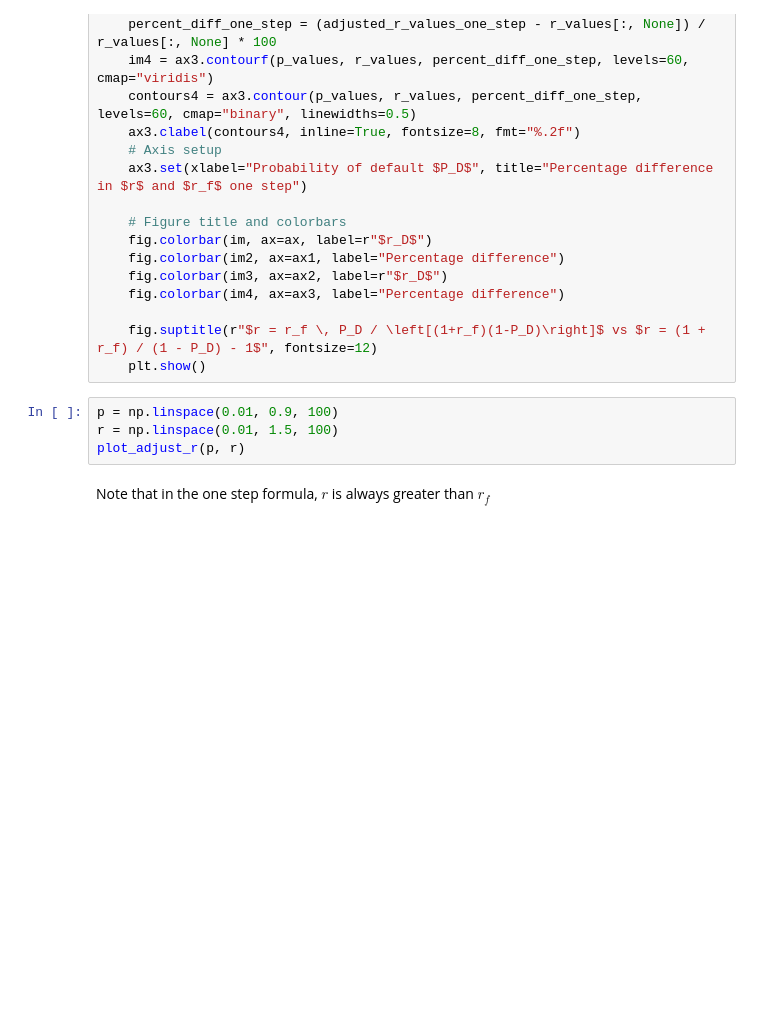
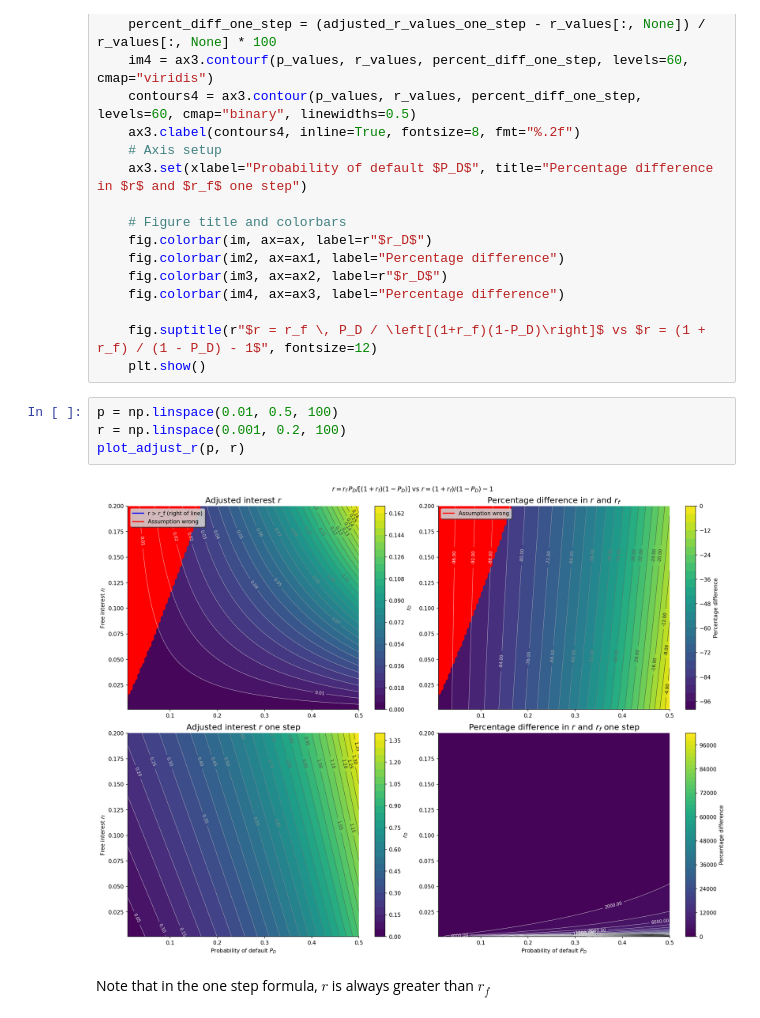
Before and after one commit to 2BeAsh/masters_project, a Jupyter notebook: code/jupyter_investigations/adjusted_interest_formula.ipynb, the cells around one changed output. Saved outputs shown, nothing was run; the diff lists cells and outputs as text; blank space fills up the shorter version.

```diff
--- a/code/jupyter_investigations/adjusted_interest_formula.ipynb
+++ b/code/jupyter_investigations/adjusted_interest_formula.ipynb
@@ -90,9 +90,11 @@ def plot_adjust_r(p_values, r_values):
     fig.suptitle(r"$r = r_f \, P_D / \left[(1+r_f)(1-P_D)\right]$ vs $r = (1 + r_f) / (1 - P_D) - 1$", fontsize=12)
     plt.show()
 # %%
-p = np.linspace(0.01, 0.9, 100)
-r = np.linspace(0.01, 1.5, 100)
+p = np.linspace(0.01, 0.5, 100)
+r = np.linspace(0.001, 0.2, 100)
 plot_adjust_r(p, r)
+# %% [output]
+[figure, added]
 # %% [markdown]
 Note that in the one step formula, $r$ is always greater than $r_f$
 # %% [markdown]
```
Also changed, not shown: parts of 2 cells of this notebook.
